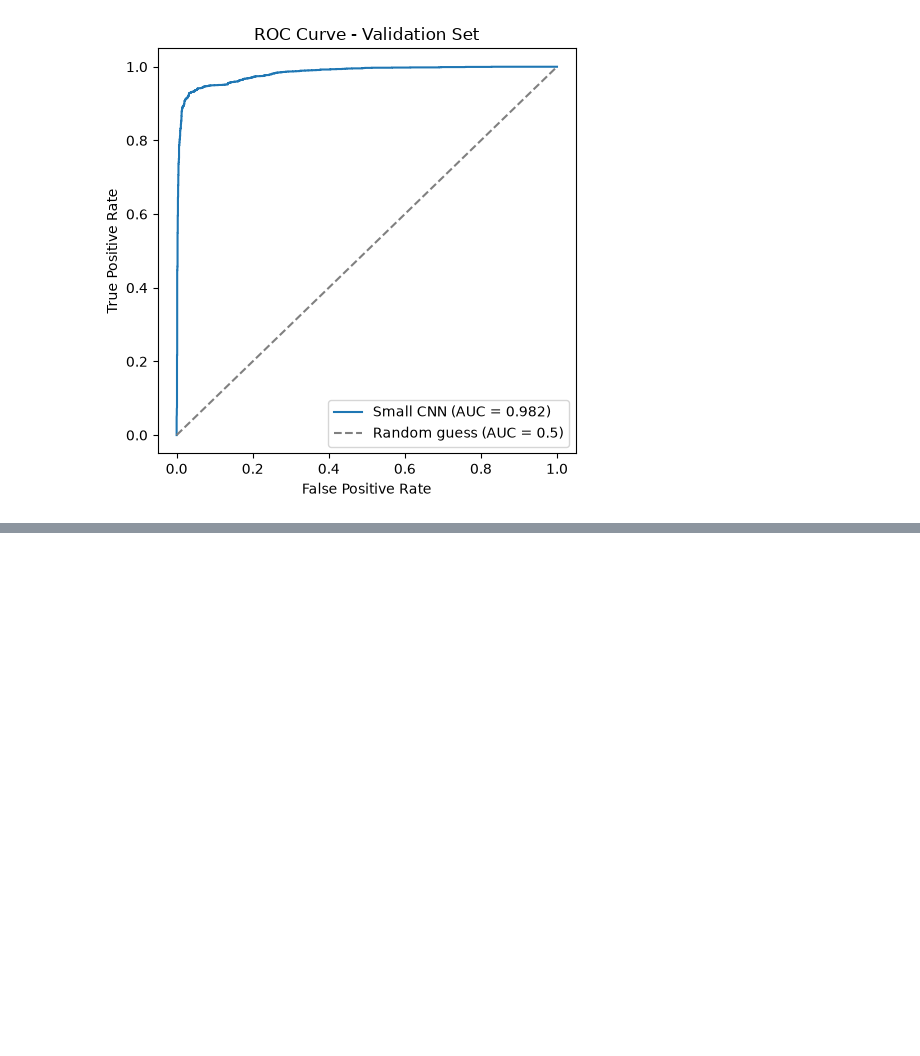
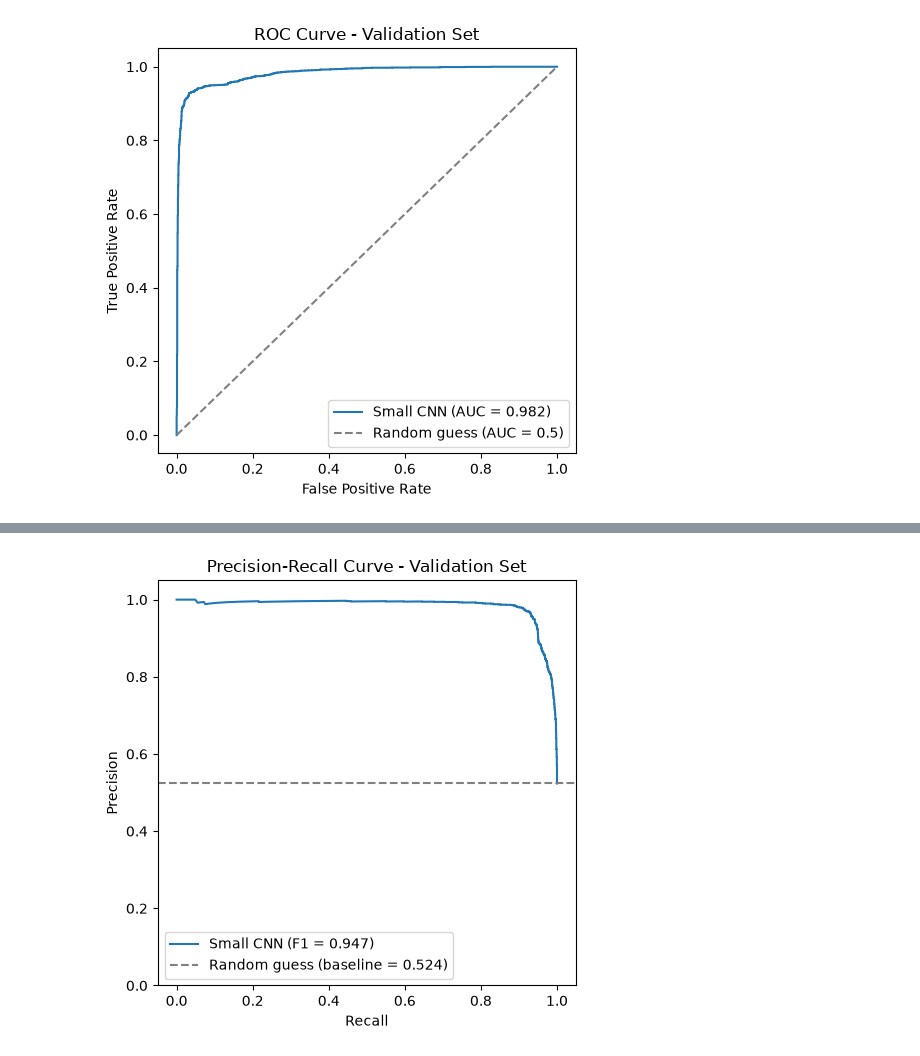
Before and after one commit to AndersVestergaard0/DATA7703-Group-Project, a Jupyter notebook: notebooks/03_cnn.ipynb, the cells around one changed output, grey strips where cells are left out. Cells and saved outputs as stored; diff of their text form; code cells hidden in the pictures; blank space fills up the shorter version.

Commit message:
Added precision vs recall curve and saving models so the they can be used for GradCam

```diff
--- a/notebooks/03_cnn.ipynb
+++ b/notebooks/03_cnn.ipynb
@@ -290,0 +319,19 @@ plt.show()
+# %%
+plt.figure(figsize=(5, 5))
+plt.plot(final_val_metrics["pr_recall"], final_val_metrics["pr_precision"],
+         label=f"Small CNN (F1 = {final_val_metrics['f1']:.3f})")
+
+# Baseline: the positive class's prevalence in the validation set (what a random classifier's
+# precision would hover around, regardless of threshold/recall).
+baseline = (val_ds.df["category"] == "Parasitized").mean()
+plt.axhline(baseline, linestyle="--", color="gray", label=f"Random guess (baseline = {baseline:.3f})")
+
+plt.xlabel("Recall")
+plt.ylabel("Precision")
+plt.title("Precision-Recall Curve - Validation Set")
+plt.ylim(0, 1.05)
+plt.legend()
+plt.tight_layout()
+plt.show()
+# %% [output]
+[figure, added]
```
Also changed, not shown: parts of 5 cells of this notebook, 3 other files.
